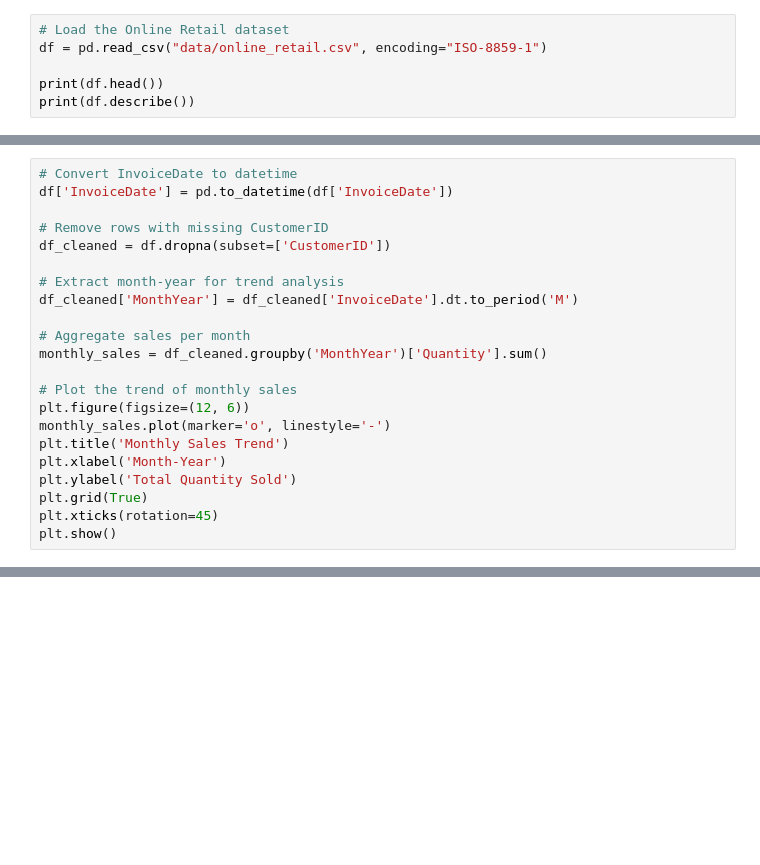
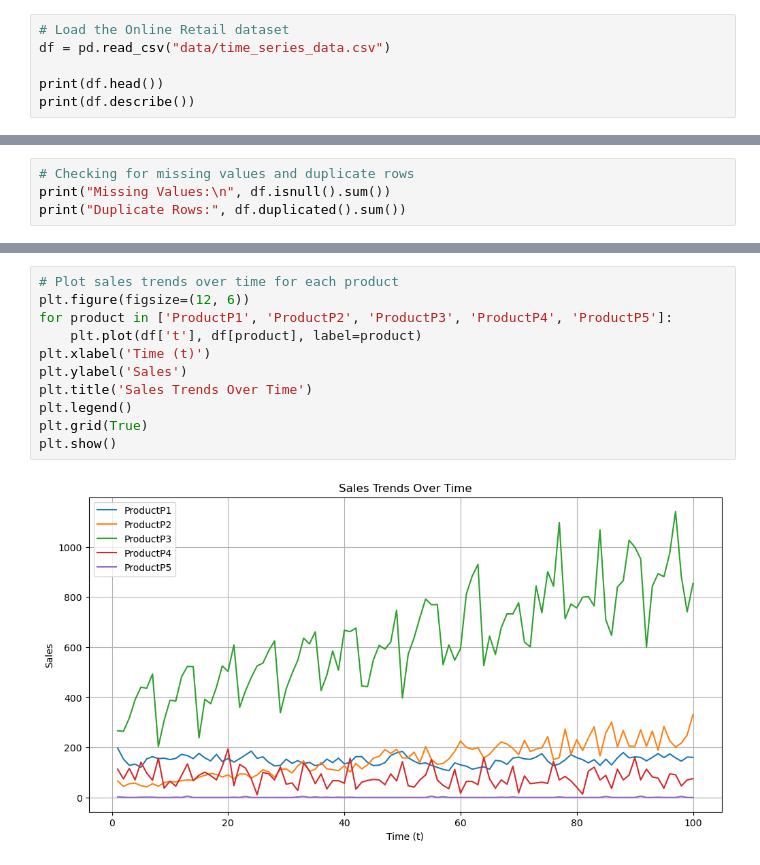
Before and after one commit to Suraj-st/PrinciplesOfDataScience_Group2, a Jupyter notebook: Shalindri/predictive_forecasting.ipynb, the cells around one changed output, grey strips where cells are left out. Saved outputs shown, nothing was run; the diff lists cells and outputs as text; blank space fills up the shorter version.

Commit message:
Forcast product4

```diff
--- a/Shalindri/predictive_forecasting.ipynb
+++ b/Shalindri/predictive_forecasting.ipynb
@@ -6,6 +9,6 @@ import seaborn as sns
 # %%
 # Load the Online Retail dataset
-df = pd.read_csv("data/online_retail.csv", encoding="ISO-8859-1")
+df = pd.read_csv("data/time_series_data.csv")
 
 print(df.head())
 print(df.describe())
@@ -26,23 +33,5 @@ print(df.describe())
 # %%
-# Convert InvoiceDate to datetime
-df['InvoiceDate'] = pd.to_datetime(df['InvoiceDate'])
-
-# Remove rows with missing CustomerID
-df_cleaned = df.dropna(subset=['CustomerID'])
-
-# Extract month-year for trend analysis
-df_cleaned['MonthYear'] = df_cleaned['InvoiceDate'].dt.to_period('M')
-
-# Aggregate sales per month
-monthly_sales = df_cleaned.groupby('MonthYear')['Quantity'].sum()
-
-# Plot the trend of monthly sales
-plt.figure(figsize=(12, 6))
-monthly_sales.plot(marker='o', linestyle='-')
-plt.title('Monthly Sales Trend')
-plt.xlabel('Month-Year')
-plt.ylabel('Total Quantity Sold')
-plt.grid(True)
-plt.xticks(rotation=45)
-plt.show()
+# Checking for missing values and duplicate rows
+print("Missing Values:\n", df.isnull().sum())
+print("Duplicate Rows:", df.duplicated().sum())
 # %% [output]
@@ -102,0 +49,13 @@ Passing `palette` without assigning `hue` is deprecated and will be removed in v
+# %%
+# Plot sales trends over time for each product
+plt.figure(figsize=(12, 6))
+for product in ['ProductP1', 'ProductP2', 'ProductP3', 'ProductP4', 'ProductP5']:
+    plt.plot(df['t'], df[product], label=product)
+plt.xlabel('Time (t)')
+plt.ylabel('Sales')
+plt.title('Sales Trends Over Time')
+plt.legend()
+plt.grid(True)
+plt.show()
+# %% [output]
+[figure, added]
```
Also changed, not shown: parts of 9 cells of this notebook.
